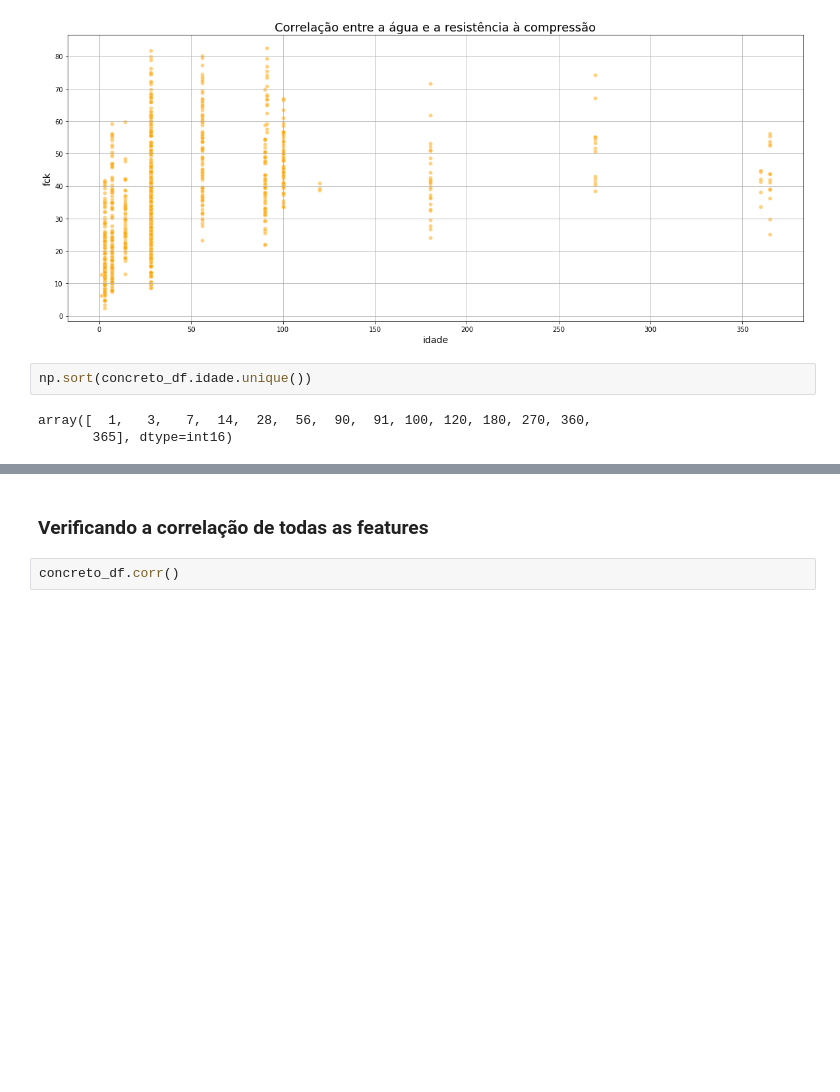
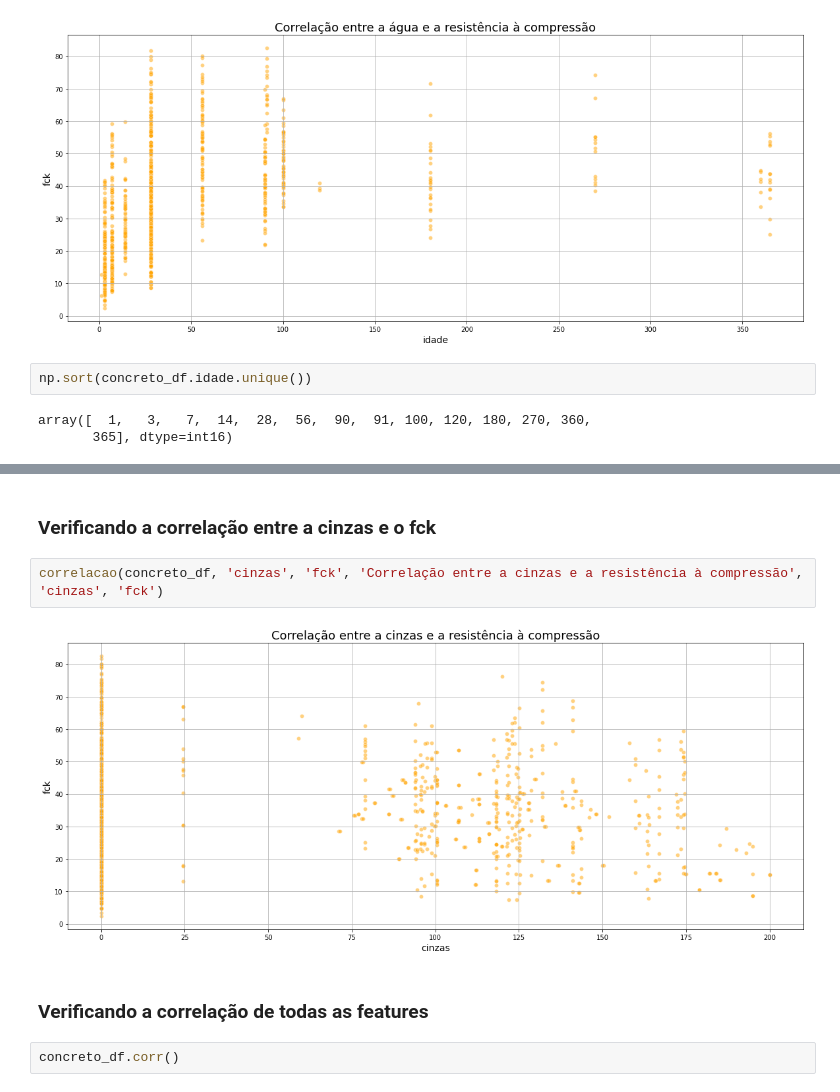
Before and after one commit to kitawarairon/portifolio_analise_dados, a Jupyter notebook: projeto_cement_manufacturing/analise_resistencia_concreto.ipynb, the cells around one changed output, grey strips where cells are left out. Cells and saved outputs as stored; diff of their text form; blank space fills up the shorter version.

```diff
--- a/projeto_cement_manufacturing/analise_resistencia_concreto.ipynb
+++ b/projeto_cement_manufacturing/analise_resistencia_concreto.ipynb
@@ -233,3 +239,9 @@ array([  1,   3,   7,  14,  28,  56,  90,  91, 100, 120, 180, 270, 360,
+# %% [markdown]
+### Verificando a correlação entre a cinzas e o fck
+# %%
+correlacao(concreto_df, 'cinzas', 'fck', 'Correlação entre a cinzas e a resistência à compressão', 'cinzas', 'fck')
+# %% [output]
+[figure, added]
 # %% [markdown]
 ### Verificando a correlação de todas as features
 # %%
```
Also changed, not shown: parts of 24 cells of this notebook, 1 other file.
